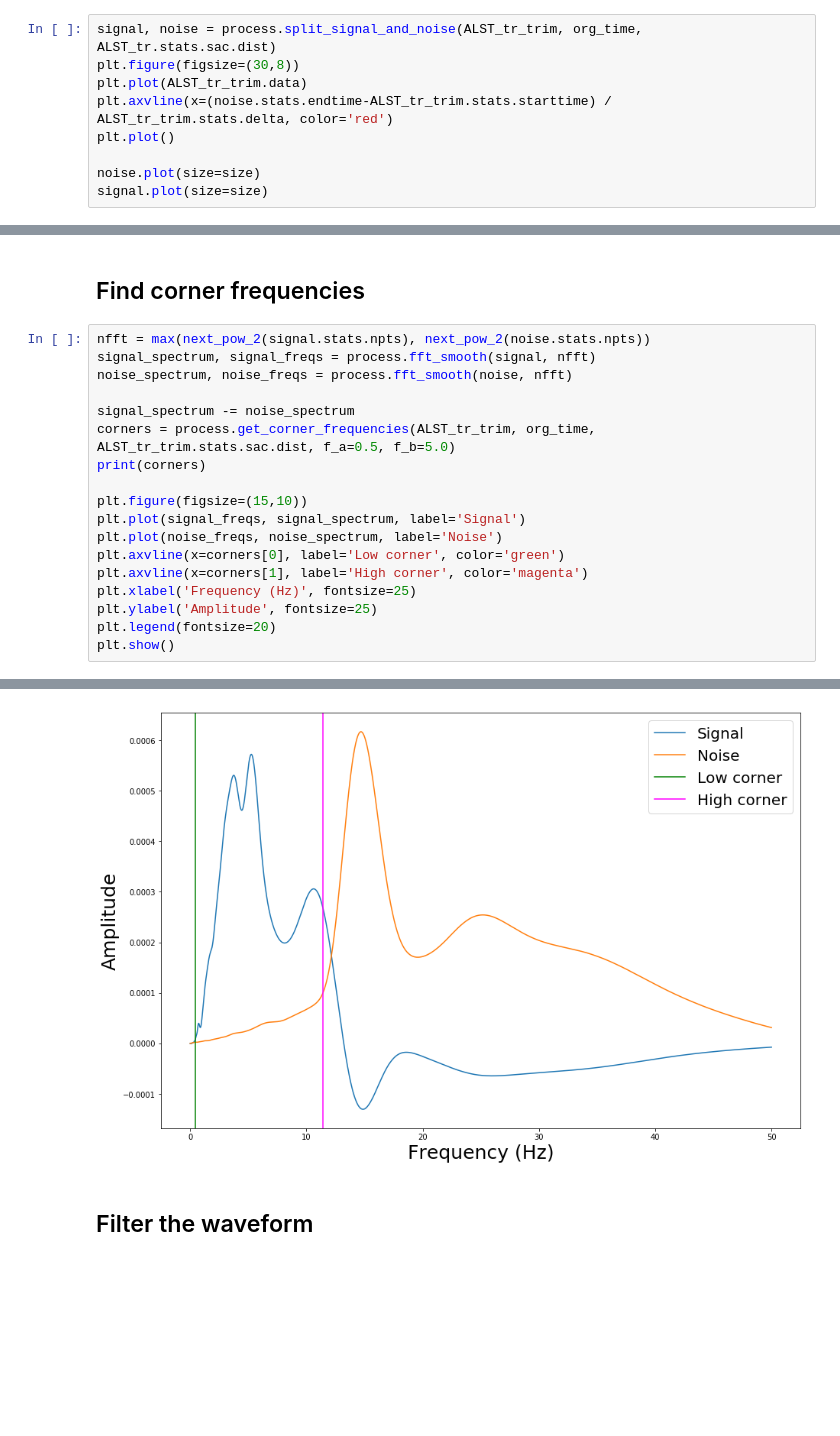
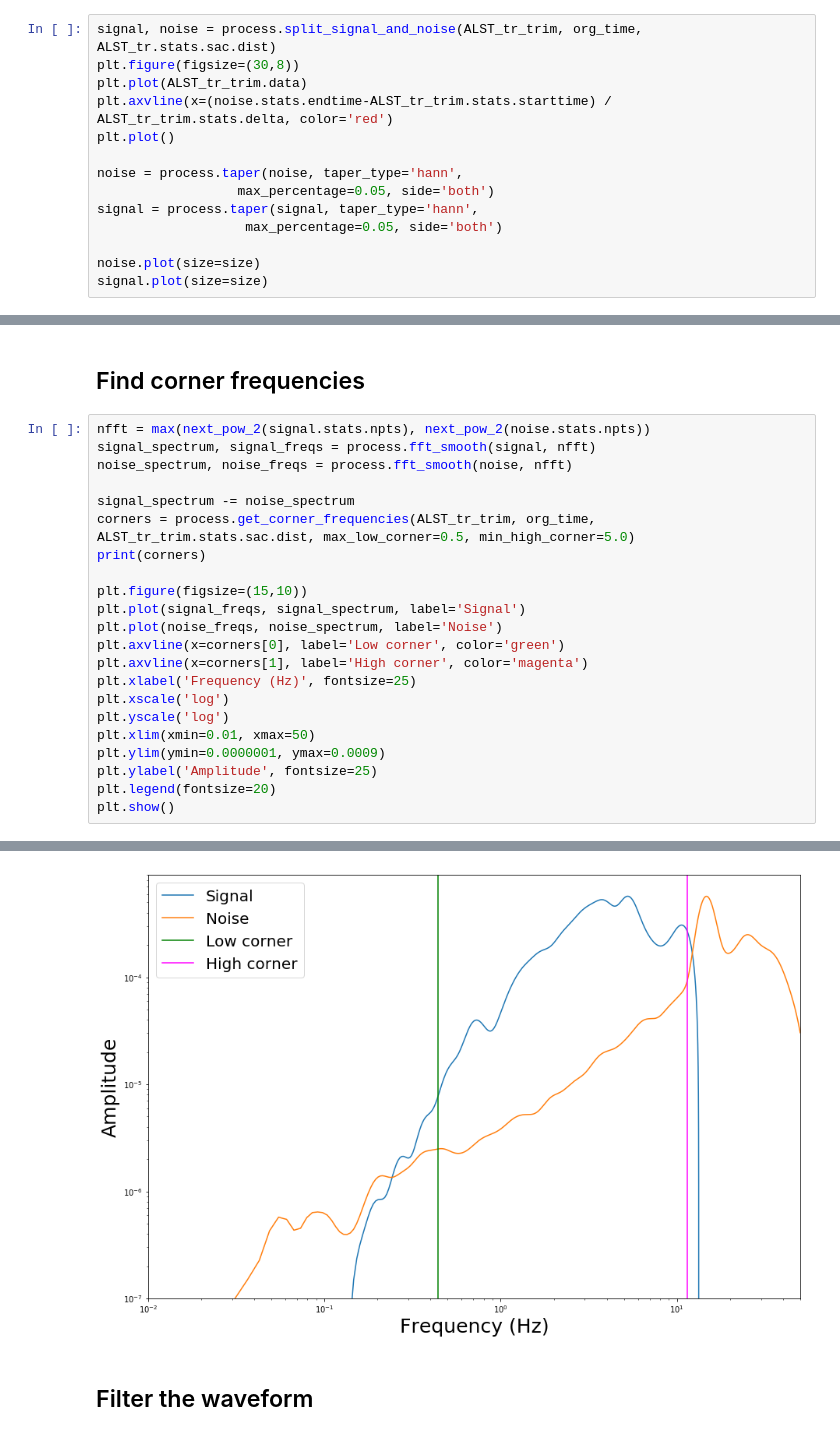
Before and after one commit to usgs/shakemap-amp-tools, a Jupyter notebook: notebooks/Processing_Tools.ipynb, the cells around one changed output, grey strips where cells are left out. Drawn from its saved outputs; the diff is of its cells as text; blank space fills up the shorter version.

```diff
--- a/notebooks/Processing_Tools.ipynb
+++ b/notebooks/Processing_Tools.ipynb
@@ -49,6 +49,11 @@ plt.plot(ALST_tr_trim.data)
 plt.axvline(x=(noise.stats.endtime-ALST_tr_trim.stats.starttime) / ALST_tr_trim.stats.delta, color='red')
 plt.plot()
 
+noise = process.taper(noise, taper_type='hann',
+                  max_percentage=0.05, side='both')
+signal = process.taper(signal, taper_type='hann',
+                   max_percentage=0.05, side='both')
+
 noise.plot(size=size)
 signal.plot(size=size)
 # %% [output]
@@ -60,24 +65,28 @@ signal.plot(size=size)
 # %%
 nfft = max(next_pow_2(signal.stats.npts), next_pow_2(noise.stats.npts))
 signal_spectrum, signal_freqs = process.fft_smooth(signal, nfft)
 noise_spectrum, noise_freqs = process.fft_smooth(noise, nfft)
 
 signal_spectrum -= noise_spectrum
-corners = process.get_corner_frequencies(ALST_tr_trim, org_time, ALST_tr_trim.stats.sac.dist, f_a=0.5, f_b=5.0)
+corners = process.get_corner_frequencies(ALST_tr_trim, org_time, ALST_tr_trim.stats.sac.dist, max_low_corner=0.5, min_high_corner=5.0)
 print(corners)
 
 plt.figure(figsize=(15,10))
 plt.plot(signal_freqs, signal_spectrum, label='Signal')
 plt.plot(noise_freqs, noise_spectrum, label='Noise')
 plt.axvline(x=corners[0], label='Low corner', color='green')
 plt.axvline(x=corners[1], label='High corner', color='magenta')
 plt.xlabel('Frequency (Hz)', fontsize=25)
+plt.xscale('log')
+plt.yscale('log')
+plt.xlim(xmin=0.01, xmax=50)
+plt.ylim(ymin=0.0000001, ymax=0.0009)
 plt.ylabel('Amplitude', fontsize=25)
 plt.legend(fontsize=20)
 plt.show()
 # %% [output]
 [0.439453125, 11.395263671875]
-[figure, old version]
+[figure, new version]
 # %% [markdown]
 ##  Filter the waveform
 # %%
```
Also changed, not shown: parts of 6 cells of this notebook, 7 other files.
